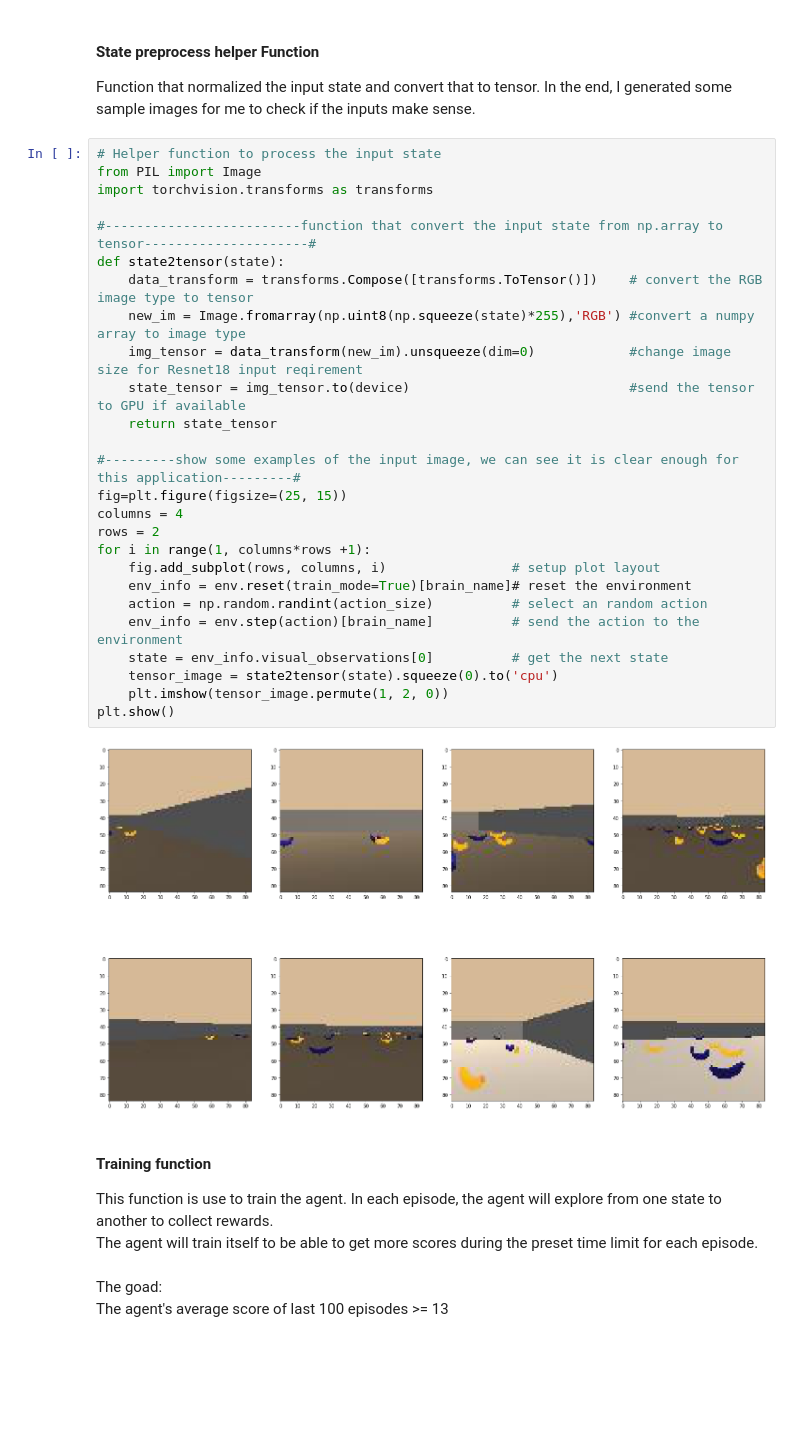
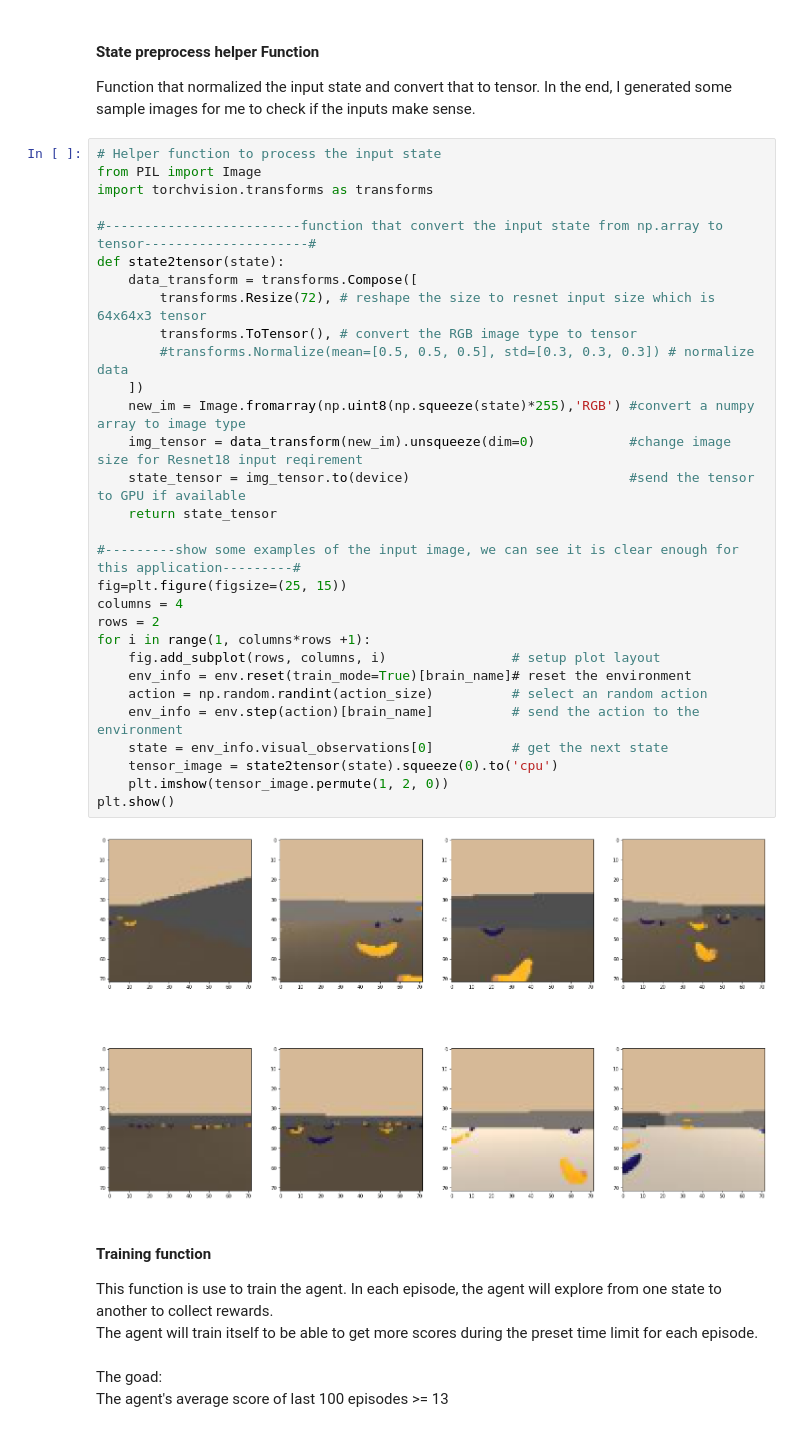
Before and after one commit to aanrran/deep-reinforcement-learning, a Jupyter notebook: p1_navigation/Navigation_Pixels.ipynb, the cells around one changed output. Drawn from its saved outputs; the diff is of its cells as text; blank space fills up the shorter version.

```diff
--- a/p1_navigation/Navigation_Pixels.ipynb
+++ b/p1_navigation/Navigation_Pixels.ipynb
@@ -383,31 +390,35 @@ Function that normalized the input state and convert that to tensor. In the end,
 # %%
 # Helper function to process the input state
 from PIL import Image
 import torchvision.transforms as transforms
 
 #-------------------------function that convert the input state from np.array to tensor---------------------#
 def state2tensor(state):
-    data_transform = transforms.Compose([transforms.ToTensor()])    # convert the RGB image type to tensor
+    data_transform = transforms.Compose([
+        transforms.Resize(72), # reshape the size to resnet input size which is 64x64x3 tensor
+        transforms.ToTensor(), # convert the RGB image type to tensor
+        #transforms.Normalize(mean=[0.5, 0.5, 0.5], std=[0.3, 0.3, 0.3]) # normalize data
+    ])
     new_im = Image.fromarray(np.uint8(np.squeeze(state)*255),'RGB') #convert a numpy array to image type
     img_tensor = data_transform(new_im).unsqueeze(dim=0)            #change image size for Resnet18 input reqirement
     state_tensor = img_tensor.to(device)                            #send the tensor to GPU if available
     return state_tensor
 
 #---------show some examples of the input image, we can see it is clear enough for this application---------#
 fig=plt.figure(figsize=(25, 15))
 columns = 4
 rows = 2
 for i in range(1, columns*rows +1):
     fig.add_subplot(rows, columns, i)                # setup plot layout
     env_info = env.reset(train_mode=True)[brain_name]# reset the environment
     action = np.random.randint(action_size)          # select an random action
     env_info = env.step(action)[brain_name]          # send the action to the environment
     state = env_info.visual_observations[0]          # get the next state
     tensor_image = state2tensor(state).squeeze(0).to('cpu')
     plt.imshow(tensor_image.permute(1, 2, 0))
 plt.show()
 # %% [output]
-[figure, old version]
+[figure, new version]
 # %% [markdown]
 #### Training function
 This function is use to train the agent. In each episode, the agent will explore from one state to another to collect rewards.\
```
Also changed, not shown: parts of 7 cells of this notebook, 3 other files.
